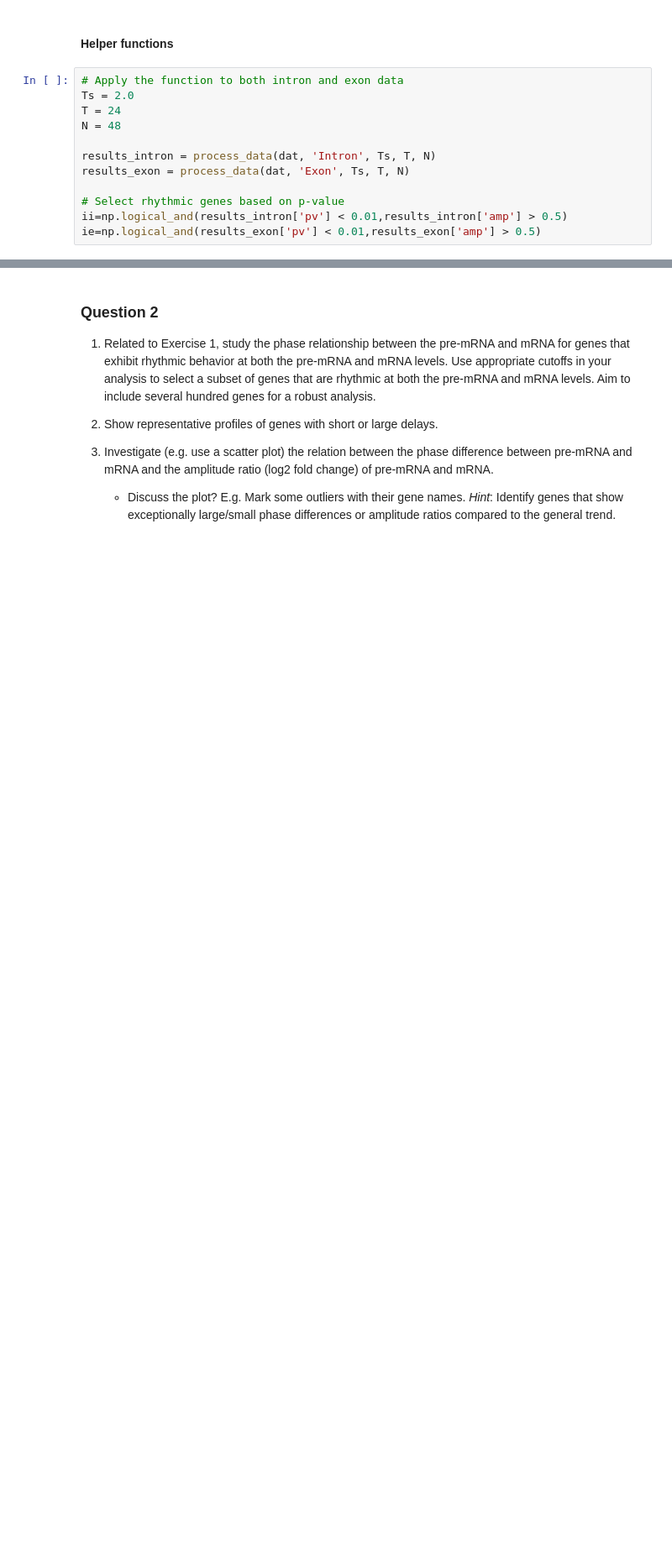
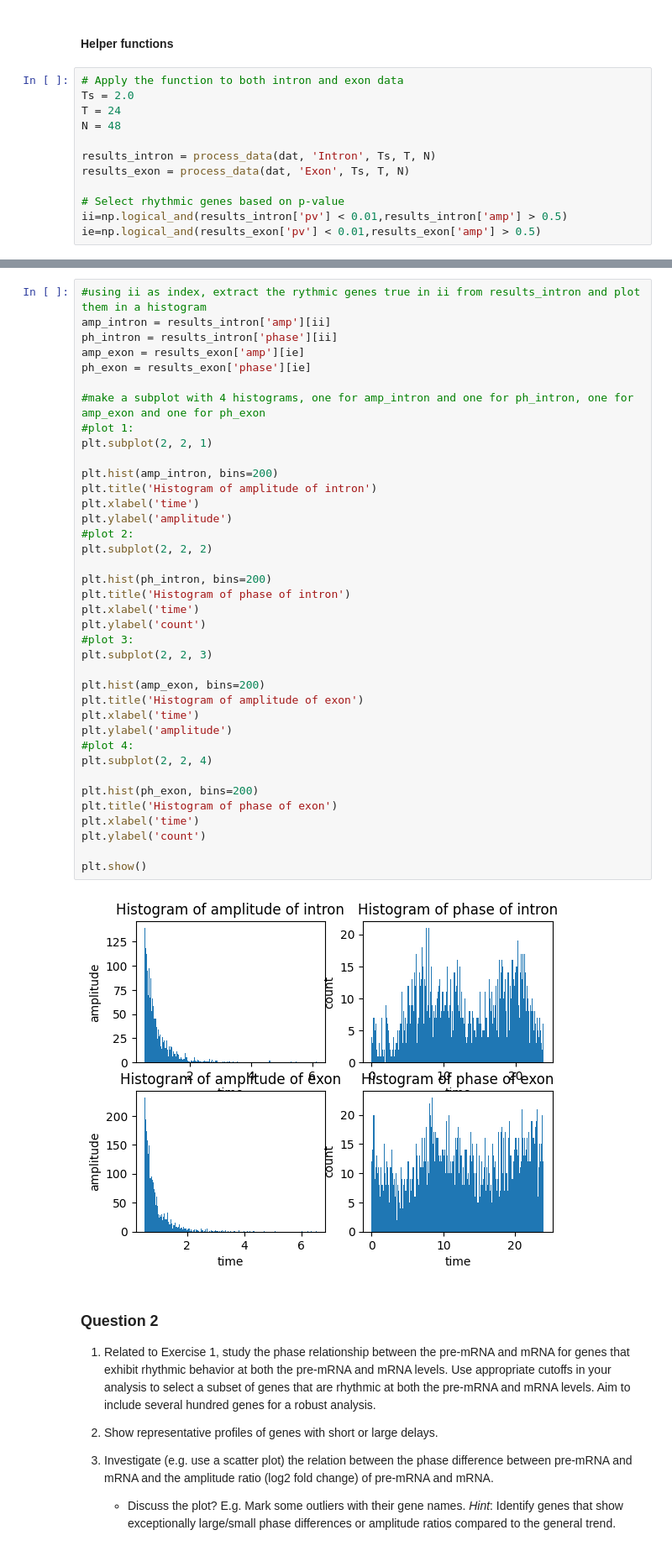
Before and after one commit to morri4shao/Genome-to-Function-class-project3, a Jupyter notebook: Exercise_Week11_12_B_final_FN.ipynb, the cells around one changed output, grey strips where cells are left out. Shown: that part at 84% size. Cells and saved outputs as stored; diff of their text form; blank space fills up the shorter version.

Commit message:
plotted some graphs for Exercise2

```diff
--- a/Exercise_Week11_12_B_final_FN.ipynb
+++ b/Exercise_Week11_12_B_final_FN.ipynb
@@ -620,3 +576,43 @@ plt.hist(ph_intron, bins=200)
+# %%
+#using ii as index, extract the rythmic genes true in ii from results_intron and plot them in a histogram
+amp_intron = results_intron['amp'][ii]
+ph_intron = results_intron['phase'][ii]
+amp_exon = results_exon['amp'][ie]
+ph_exon = results_exon['phase'][ie]
+
+#make a subplot with 4 histograms, one for amp_intron and one for ph_intron, one for amp_exon and one for ph_exon
+#plot 1:
+plt.subplot(2, 2, 1)
+
+plt.hist(amp_intron, bins=200)
+plt.title('Histogram of amplitude of intron')
+plt.xlabel('time')
+plt.ylabel('amplitude')
+#plot 2:
+plt.subplot(2, 2, 2)
+
+plt.hist(ph_intron, bins=200)
+plt.title('Histogram of phase of intron')
+plt.xlabel('time')
+plt.ylabel('count')
+#plot 3:
+plt.subplot(2, 2, 3)
+
+plt.hist(amp_exon, bins=200)
+plt.title('Histogram of amplitude of exon')
+plt.xlabel('time')
+plt.ylabel('amplitude')
+#plot 4:
+plt.subplot(2, 2, 4)
+
+plt.hist(ph_exon, bins=200)
+plt.title('Histogram of phase of exon')
+plt.xlabel('time')
+plt.ylabel('count')
+
+plt.show()
+# %% [output]
+[figure, added]
 # %% [markdown]
 ### Question 2
 1. Related to Exercise 1, study the phase relationship between the pre-mRNA and mRNA for genes that exhibit rhythmic behavior at both the pre-mRNA and mRNA levels. Use appropriate cutoffs in your analysis to select a subset of genes that are rhythmic at both the pre-mRNA and mRNA levels. Aim to include several hundred genes for a robust analysis.
```
Also changed, not shown: parts of 2 cells of this notebook.
